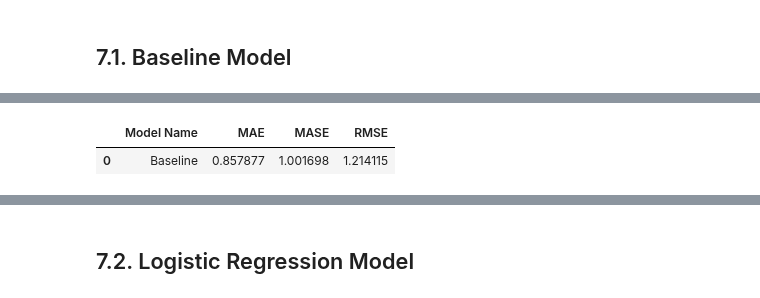
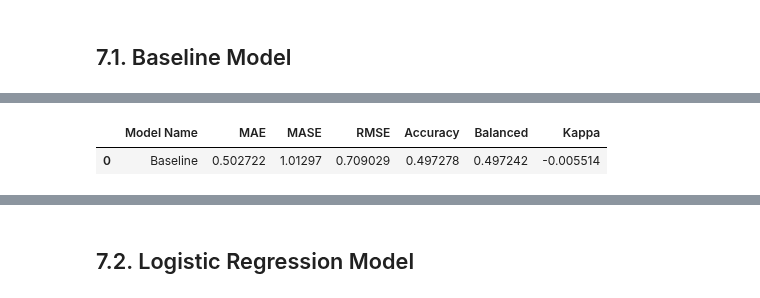
Before and after one commit to HenriqueCR1291/cardio_catch_diseases, a Jupyter notebook: m05_cardio_catch_diseases.ipynb, the cells around one changed output, grey strips where cells are left out. Saved outputs shown, nothing was run; the diff lists cells and outputs as text; code cells hidden in the pictures.

```diff
--- a/m05_cardio_catch_diseases.ipynb
+++ b/m05_cardio_catch_diseases.ipynb
@@ -72,7 +72,7 @@ def mean_squared_error (y,yhat):
 
 def ml_error (model_name, y, yhat):
     mae = mean_absolute_error(y,yhat)
-    #mase = mean_absolute_scaled_error(y,yhat)
+    mase = mean_absolute_scaled_error(np.expm1(y),np.expm1(yhat))
     rmse = np.sqrt(mean_squared_error(y,yhat))
     accuracy = accuracy_score(y,yhat)
     balanced_acc = balanced_accuracy_score(y,yhat)
@@ -80,7 +80,7 @@ def ml_error (model_name, y, yhat):
 
     return pd.DataFrame({'Model Name': model_name,
                         'MAE': mae,
-                        #'MASE': mase,
+                        'MASE': mase,
                         'RMSE': rmse,
                         'Accuracy': accuracy,
                         'Balanced': balanced_acc,
@@ -1539,15 +1521,15 @@ random_result_lasso
 # %%
 #boruta
 response_list = y_test_relief.drop_duplicates().sort_values().tolist()
 size = x_test_relief.shape[0]
 weights = df6['cardio'].value_counts(normalize=True).sort_index().tolist()
 
 # prediction
 yhat_random_relief = random.choices(response_list,k=size,weights=weights)
 
 #performance
-random_result_relief = ml_error('Baseline', np.expm1(y_test_relief), np.expm1(yhat_random_relief))
+random_result_relief = ml_error('Baseline', y_test_relief, yhat_random_relief)
 random_result_relief
 # %% [output]
-|  | Model Name | MAE | MASE | RMSE |
-| 0 | Baseline | 0.857877 | 1.001698 | 1.214115 |
+|  | Model Name | MAE | MASE | RMSE | Accuracy | Balanced | Kappa |
+| 0 | Baseline | 0.502722 | 1.01297 | 0.709029 | 0.497278 | 0.497242 | -0.005514 |
```
Also changed, not shown: parts of 20 cells of this notebook.
